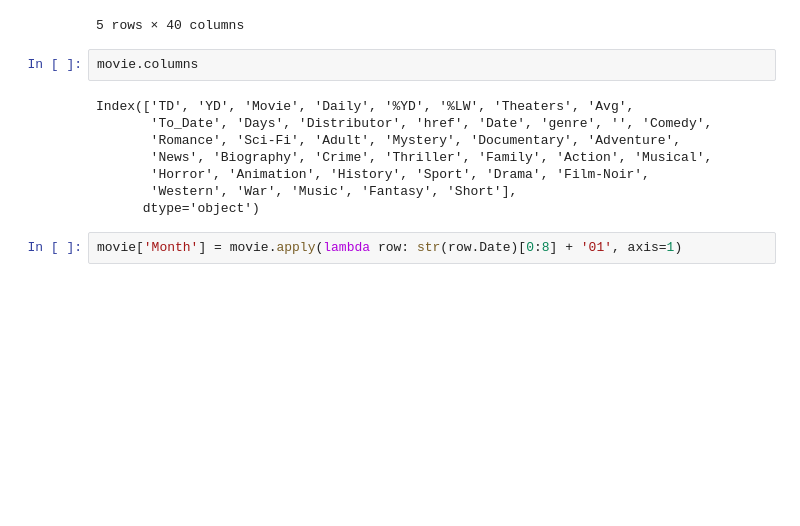
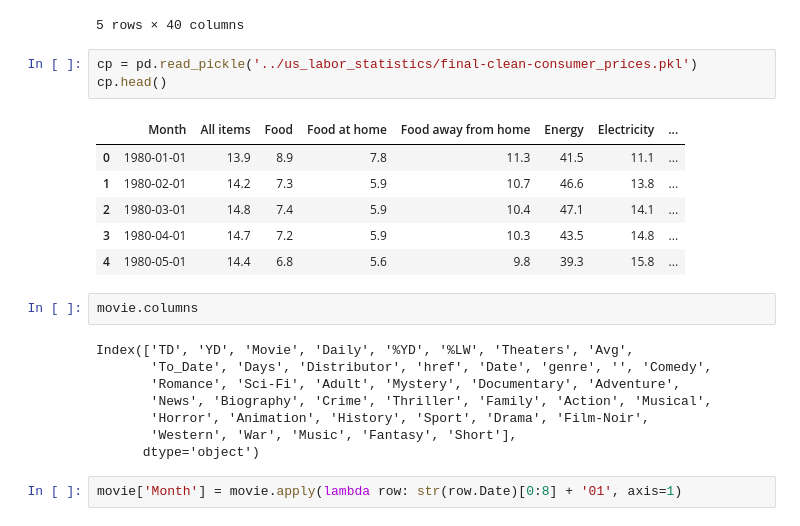
Before and after one commit to SeeShell/TOOL1_FINAL_PROJECT, a Jupyter notebook: new_merged_data/us-labor_daily-gross_data_merge.ipynb, the cells around one changed output. Saved outputs shown, nothing was run; the diff lists cells and outputs as text; blank space fills up the shorter version.

```diff
--- a/new_merged_data/us-labor_daily-gross_data_merge.ipynb
+++ b/new_merged_data/us-labor_daily-gross_data_merge.ipynb
@@ -21,6 +21,16 @@ movie.head()
 | 3 | 4 | 4 | Night at the Museum: Secret of th... | 5974323 | 22.5 | 16.4 | 3914.0 | 1526.0 | 75328905.0 | 14.0 | ... | ... |
 | 4 | 5 | 5 | Annie | 4257057 | 42.0 | 6.8 | 3197.0 | 1331.0 | 61208977.0 | 14.0 | ... | ... |
 5 rows × 40 columns
+# %%
+cp = pd.read_pickle('../us_labor_statistics/final-clean-consumer_prices.pkl')
+cp.head()
+# %% [output]
+|  | Month | All items | Food | Food at home | Food away from home | Energy | Electricity | ... |
+| 0 | 1980-01-01 | 13.9 | 8.9 | 7.8 | 11.3 | 41.5 | 11.1 | ... |
+| 1 | 1980-02-01 | 14.2 | 7.3 | 5.9 | 10.7 | 46.6 | 13.8 | ... |
+| 2 | 1980-03-01 | 14.8 | 7.4 | 5.9 | 10.4 | 47.1 | 14.1 | ... |
+| 3 | 1980-04-01 | 14.7 | 7.2 | 5.9 | 10.3 | 43.5 | 14.8 | ... |
+| 4 | 1980-05-01 | 14.4 | 6.8 | 5.6 | 9.8 | 39.3 | 15.8 | ... |
 # %%
 movie.columns
 # %% [output]
```
Also changed, not shown: parts of 5 cells of this notebook, 1 other file.
